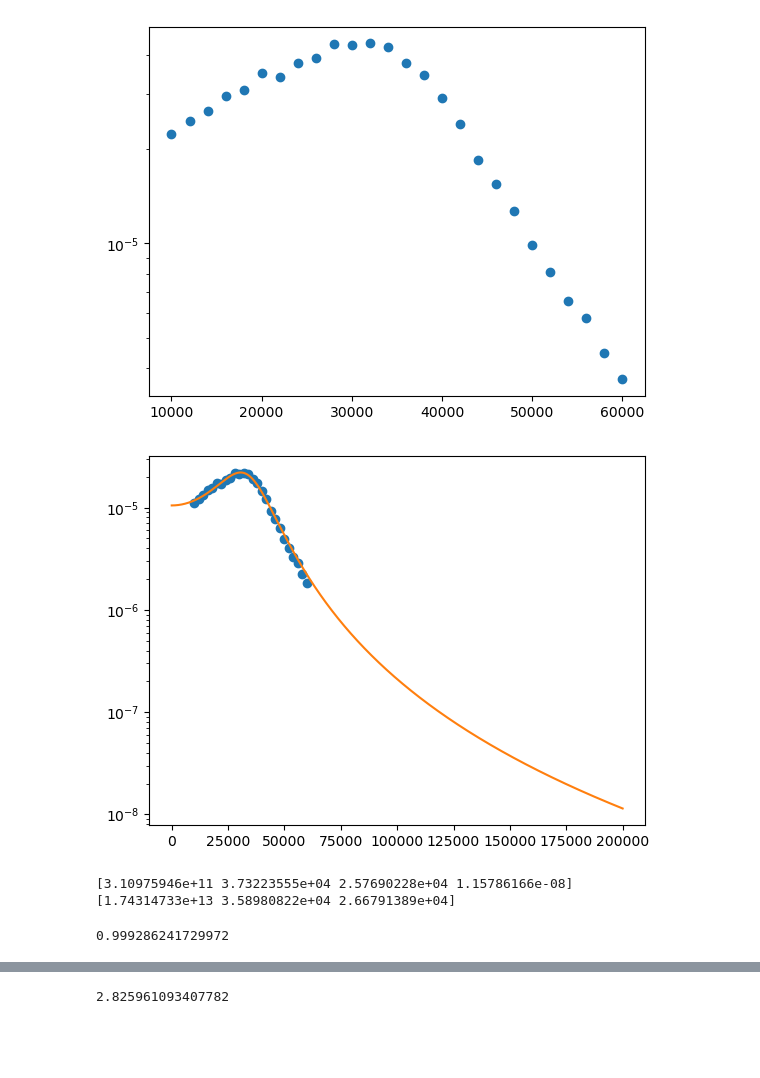
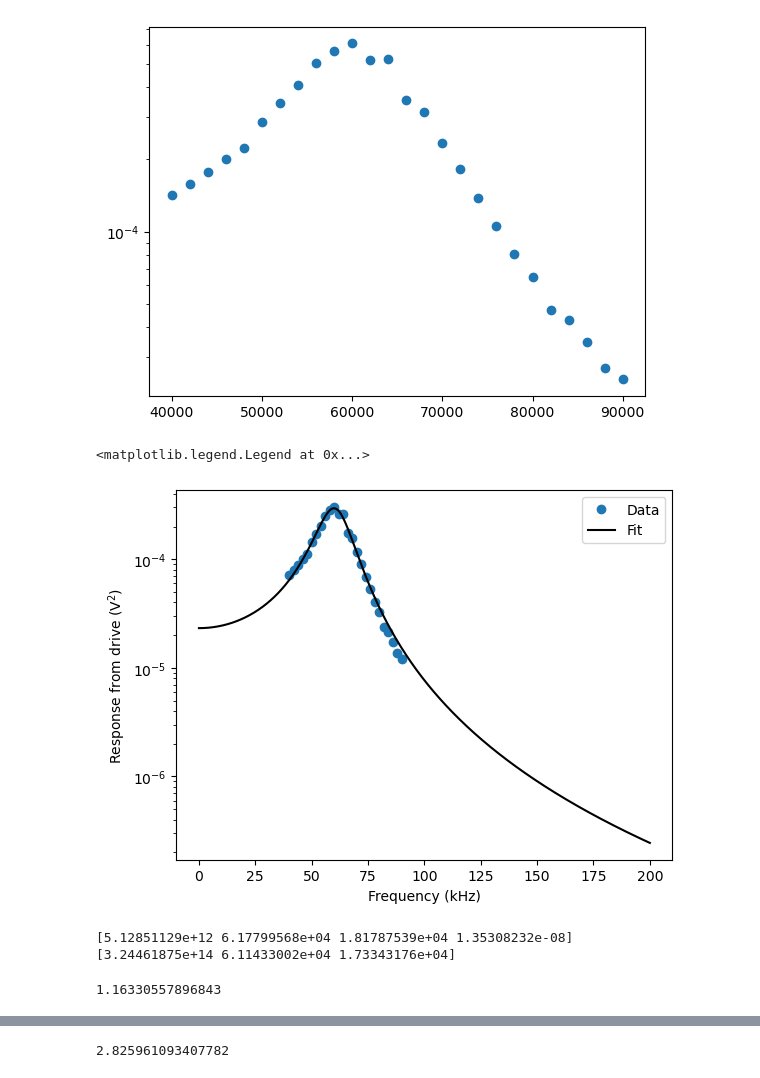
Before and after one commit to tompenny/SIMPLE_MASTQG_diamond, a Jupyter notebook: Particle Mass.ipynb, the cells around one changed output, grey strips where cells are left out. Saved outputs shown, nothing was run; the diff lists cells and outputs as text; code cells hidden in the pictures; blank space fills up the shorter version.

```diff
--- a/Particle Mass.ipynb
+++ b/Particle Mass.ipynb
@@ -7,7 +7,7 @@ import scipy.optimize as opt
 import analysis_utils as au
 import importlib
 # %%
-filename = 'D:/Lab Data/diamond/240521/Mass/Particle 3/'
+filename = 'D:/Lab Data/diamond/240521/Mass/Particle 2/'
 data = sio.loadmat(filename + 'NoChargeNoDrive.mat')
 tt_ncnd = np.transpose(data['D'])[0]
 fs_ncnd = int(1/data['Tinterval'][0][0])
@@ -55,8 +82,8 @@ print(area_2)
 # %%
 # Let's make a graph of charge changes to put in presentation
 # %%
-filename = 'D:/Lab Data/diamond/240521/Charging/Particle 3/Before/Before_'
-files = [1, 2]
+filename = 'D:/Lab Data/diamond/240521/Charging/Particle 1/Before/Before_'
+files = [1, 2, 3, 4, 5]
 end = '.mat'
 # %%
 X = np.zeros(0)
@@ -90,7 +116,7 @@ Text(0, 0.5, 'Charge (e)')
 # %%
 # So two charges on particle before frequency comb
 # %%
-filename = 'D:/Lab Data/diamond/240521/Mass/Particle 3/'
+filename = 'D:/Lab Data/diamond/240521/Mass/Particle 4/'
 data = sio.loadmat(filename + 'FreqComb.mat')
 tt_fc = np.transpose(data['D'])[0]
 drive_fc = np.transpose(data['G'])[0]
@@ -169,7 +199,7 @@ def sum_and_fit(amp, data, freqs):
 
     return areal2, fit1l, fit2l, line11l, line12l
 # %%
-freqs = np.linspace(10000*nps_frac, 60000*nps_frac, 26)
+freqs = np.linspace(40000*nps_frac, 90000*nps_frac, 26)
 foo = sum_and_fit(PSD_fc[1], PSD_fc[0], freqs)
 bar = sum_and_fit(PSD_drive_fc[1], PSD_drive_fc[0], freqs)
 # %%
@@ -192,21 +222,25 @@ for i in range(26):
 plt.plot(freqs, np.array(diff_l)/np.array(diff_l2), 'o')
 plt.yscale('log')
 # %% [output]
-[figure, old version]
+[figure, new version]
 # %%
 importlib.reload(au)
 fit_cp, cov_cp = opt.curve_fit(au.Linewidth, freqs/nps_frac, np.array(diff_l)/np.array(diff_l2)*0.5, p0 = [10**10, 30000, 10000]) # doing /areas_fc*0.5 normalizes everything to as if it was dirven by a 1V wave at each frequency so can assume 1V in the last step
 fitted_cp = au.Linewidth(PSD_fc[0], *fit_cp)
 # %%
-plt.plot(freqs/nps_frac, np.array(diff_l)/np.array(diff_l2)*0.5, 'o')
-plt.plot(PSD_fc[0], fitted_cp)
+plt.plot(freqs/nps_frac/1000, np.array(diff_l)/np.array(diff_l2)*0.5, 'o', label = 'Data')
+plt.plot(PSD_fc[0]/1000, fitted_cp, 'k', label = 'Fit')
+plt.ylabel('Response from drive (V$^2$)')
+plt.xlabel('Frequency (kHz)')
 plt.yscale('log')
+plt.legend()
 # %% [output]
+<matplotlib.legend.Legend at 0x...>
-[figure, old version]
+[figure, new version]
 # %%
 print(fit_ncnd)
 print(fit_cp)
 # %% [output]
-[3.10975946e+11 3.73223555e+04 2.57690228e+04 1.15786166e-08]
-[1.74314733e+13 3.58980822e+04 2.66791389e+04]
+[5.12851129e+12 6.17799568e+04 1.81787539e+04 1.35308232e-08]
+[3.24461875e+14 6.11433002e+04 1.73343176e+04]
 # %%
@@ -216,10 +250,10 @@ T = 293
 kb = 1.38*10**(-23)
 # %%
 mass = F0**2*w0**2*area_2/(2*np.pi)**4/2/fit_cp[0]/T/kb
-mass1 = 4/3*np.pi*800*(94*10**(-9))**3
+mass1 = 4/3*np.pi*2200*(83*10**(-9))**3
 mass/mass1
 # %% [output]
-0.999286241729972
+1.16330557896843
 # %%
 print(mass)
 # %% [output]
```
Also changed, not shown: parts of 26 cells of this notebook.
